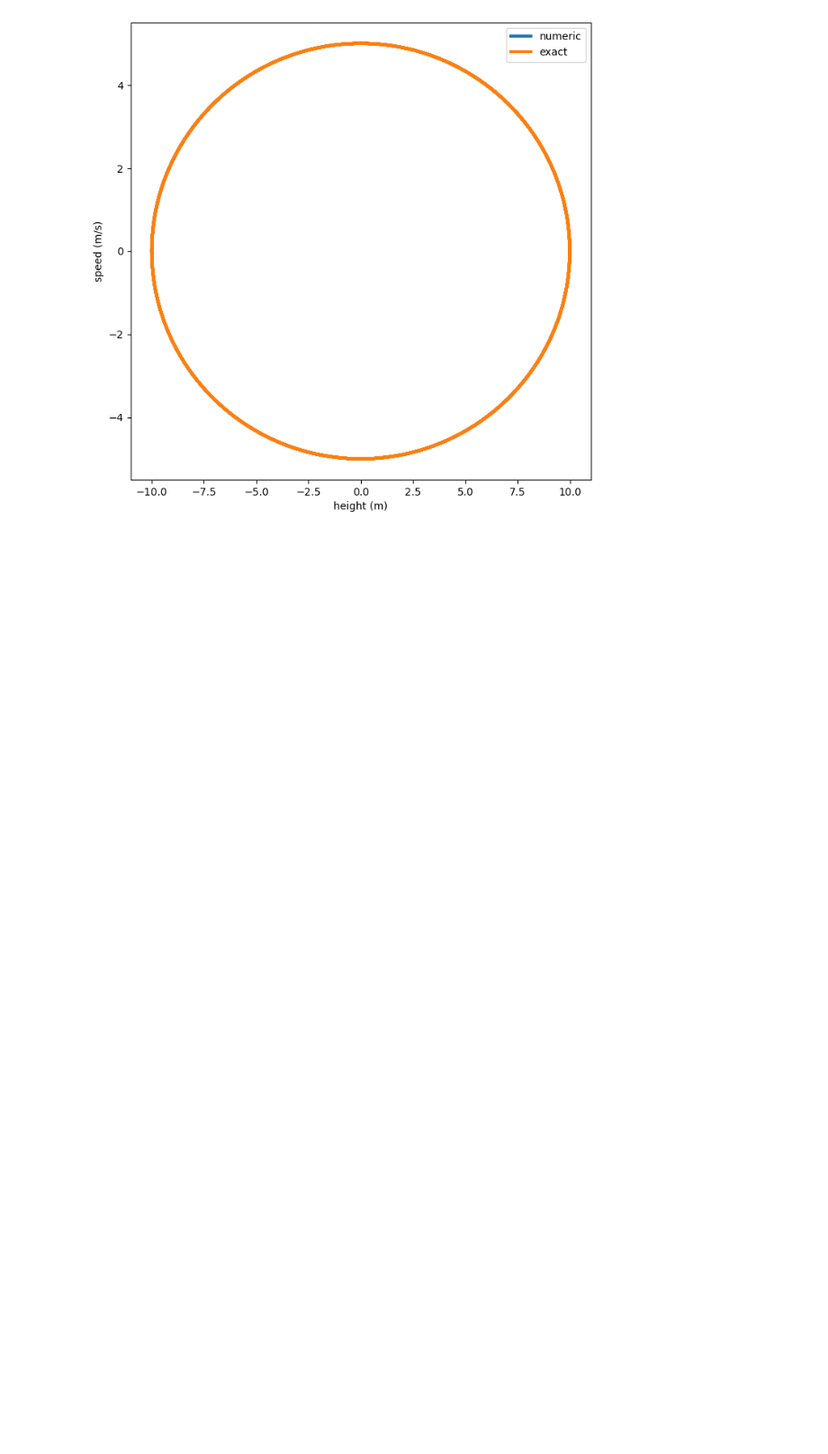
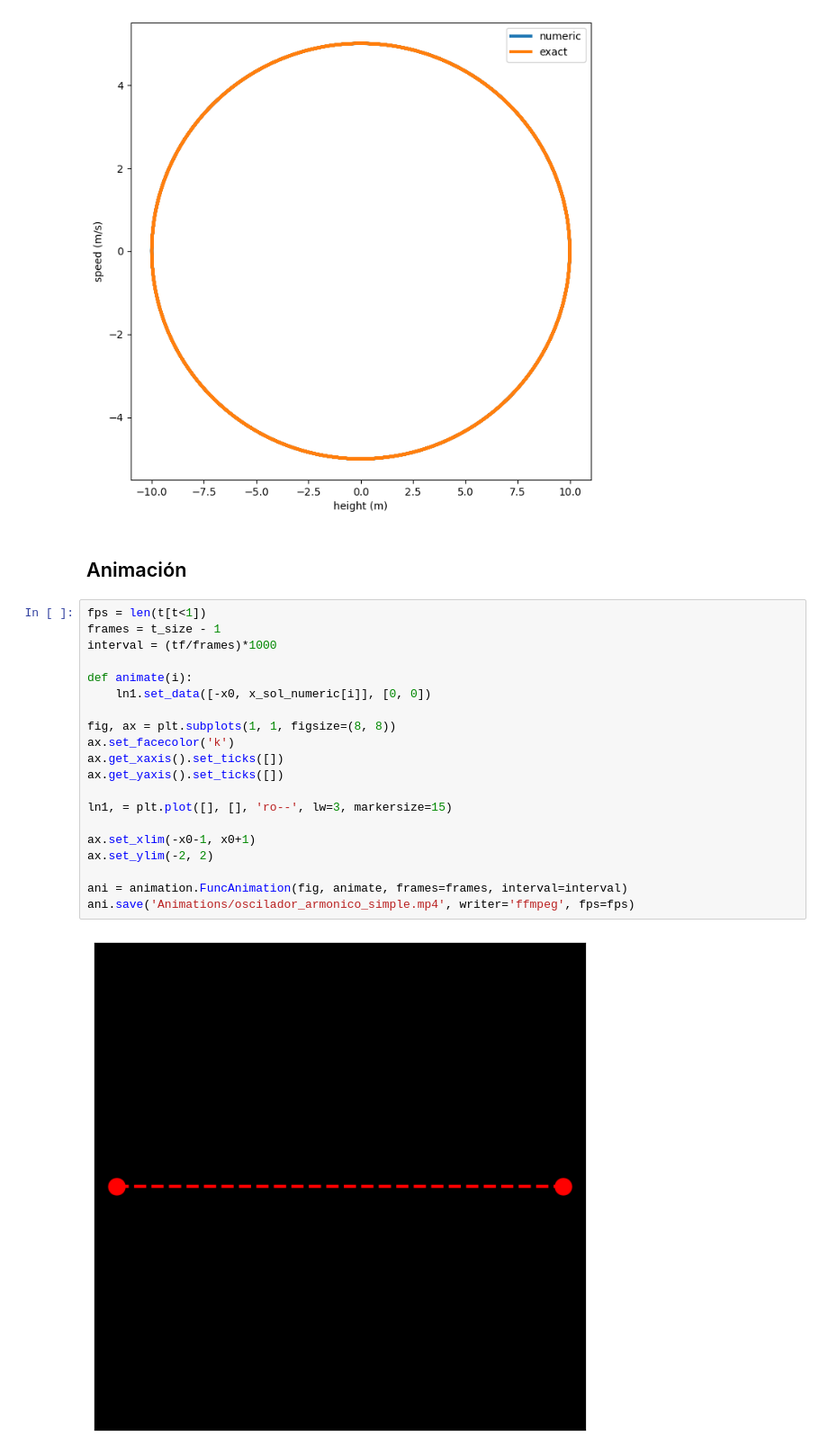
Before and after one commit to TheLightBringer616/Canal-Youtube, a Jupyter notebook: Mecanica_Clasica/Oscilador_Armonico_Simple.ipynb, the cells around one changed output. Shown: that part at 90% size. Saved outputs shown, nothing was run; the diff lists cells and outputs as text; blank space fills up the shorter version.

```diff
--- a/Mecanica_Clasica/Oscilador_Armonico_Simple.ipynb
+++ b/Mecanica_Clasica/Oscilador_Armonico_Simple.ipynb
@@ -238,3 +245,27 @@ plt.legend()
 plt.show()
 # %% [output]
 [figure]
+# %% [markdown]
+## Animación
+# %%
+fps = len(t[t<1])
+frames = t_size - 1
+interval = (tf/frames)*1000
+
+def animate(i):
+    ln1.set_data([-x0, x_sol_numeric[i]], [0, 0])
+
+fig, ax = plt.subplots(1, 1, figsize=(8, 8))
+ax.set_facecolor('k')
+ax.get_xaxis().set_ticks([])
+ax.get_yaxis().set_ticks([])
+
+ln1, = plt.plot([], [], 'ro--', lw=3, markersize=15)
+
+ax.set_xlim(-x0-1, x0+1)
+ax.set_ylim(-2, 2)
+
+ani = animation.FuncAnimation(fig, animate, frames=frames, interval=interval)
+ani.save('Animations/oscilador_armonico_simple.mp4', writer='ffmpeg', fps=fps)
+# %% [output]
+[figure, added]
```
Also changed, not shown: parts of 7 cells of this notebook, 4 other files.
